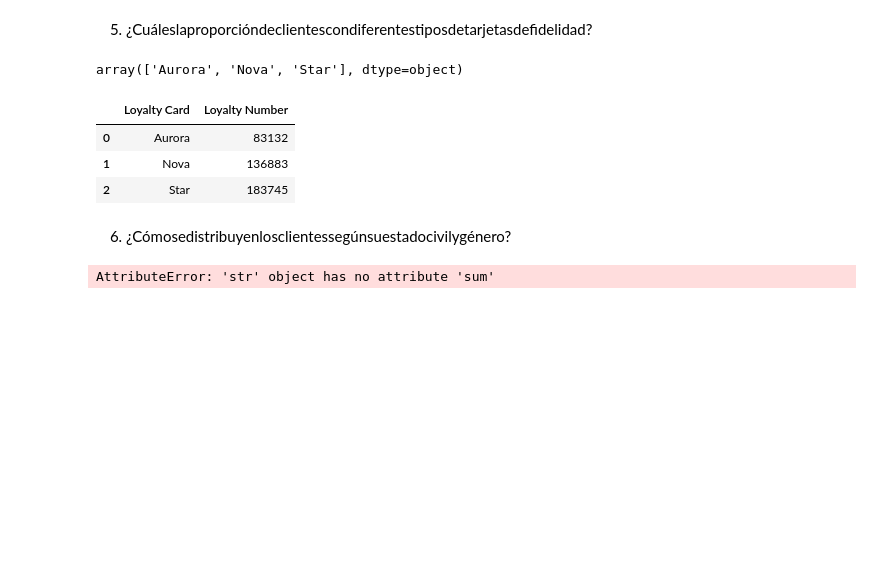
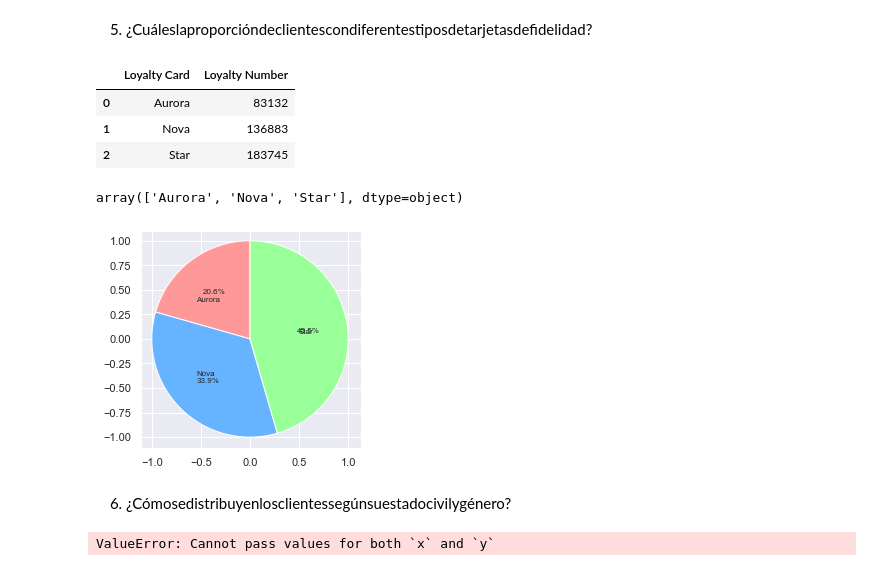
Before and after one commit to Adalab/bda-modulo-3-evaluacion-final-patriciamromero, a Jupyter notebook: fase2.ipynb, the cells around one changed output. Cells and saved outputs as stored; diff of their text form; code cells hidden in the pictures; blank space fills up the shorter version.

```diff
--- a/fase2.ipynb
+++ b/fase2.ipynb
@@ -108,35 +133,39 @@ sns.barplot(x = "Education",
 # %% [markdown]
 5. ¿Cuáleslaproporcióndeclientescondiferentestiposdetarjetasdefidelidad?
+# %%
+# empezamos preparando los datos para poder hacer el pieplot usando un groupby. En este caso tendremos que contar el número de clientes que tenemos por nivel educativo
+df_cards = data.groupby("Loyalty Card")["Loyalty Number"].count().reset_index()
+df_cards
+# %% [output]
+|  | Loyalty Card | Loyalty Number |
+| 0 | Aurora | 83132 |
+| 1 | Nova | 136883 |
+| 2 | Star | 183745 |
 # %%
 data["Loyalty Card"].unique()
 # %% [output]
 array(['Aurora', 'Nova', 'Star'], dtype=object)
-# %%
-# empezamos preparando los datos para poder hacer el pieplot usando un groupby. En este caso tendremos que contar el número de clientes que tenemos por nivel educativo
-df_cards = data.groupby("Loyalty Card")["Loyalty Number"].count().reset_index()
-df_cards
-# %% [output]
-|  | Loyalty Card | Loyalty Number |
-| 0 | Aurora | 83132 |
-| 1 | Nova | 136883 |
-| 2 | Star | 183745 |
 # %%
-
-
-
 # creamos el gráfico basándonos en el DataFrame que hemos creado en el paso anterior
-#plt.pie("Loyalty Number", labels= "Loyalty Card",
-        #data = data,
-        #autopct=  '%1.1f%%',
-        #colors = ["green", "orange","red"],
-        #textprops={'fontsize': 8},
-        #startangle=90);
+plt.pie("Loyalty Number", labels= "Loyalty Card",
+        data = df_cards,
+        autopct=  '%1.1f%%',
+        colors = ['#ff9999','#66b3ff','#99ff99','#ffcc99'],
+        wedgeprops = {"linewidth": 1, "edgecolor": "white"},
+        textprops={'fontsize': 8},
+        labeldistance = 0.5,
+        startangle=90,
+        frame=True)
+plt.show;
+# %% [output]
+[figure, added]
 # %% [markdown]
 6. ¿Cómosedistribuyenlosclientessegúnsuestadocivilygénero?
-# %%
-#revisar
-sns.barplot(x = "Marital Status".sum(), hue = "Gender", data = data)
-plt.ylabel("Conteo")
-plt.xlabel("Precio");
-# %% [output]
-AttributeError: 'str' object has no attribute 'sum'
+# %%
+sns.countplot(x = 'Marital Status',
+             y = 'Gender',
+             data = data.drop_duplicates(subset=["Loyalty Number"]),
+             palette= 'magma',
+             hue= 'gender');
+# %% [output]
+ValueError: Cannot pass values for both `x` and `y`
```
Also changed, not shown: parts of 5 cells of this notebook, 4 other files.
